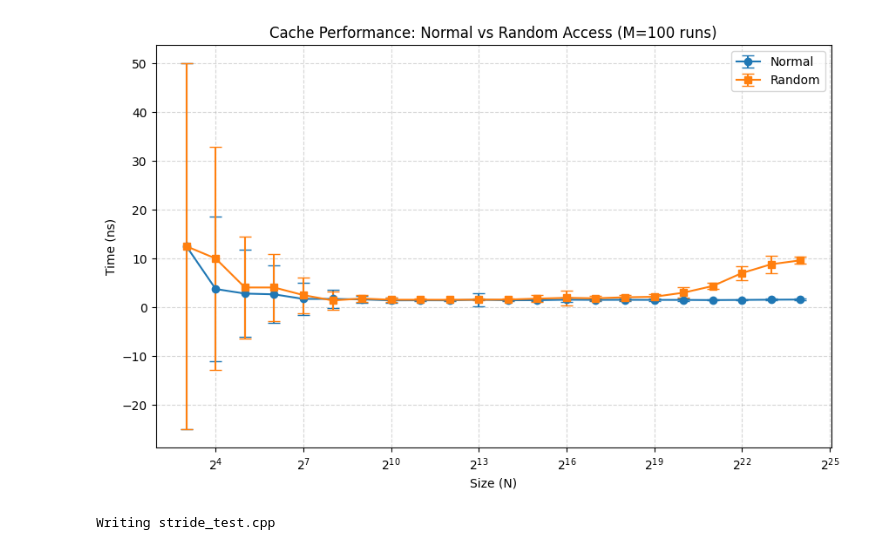
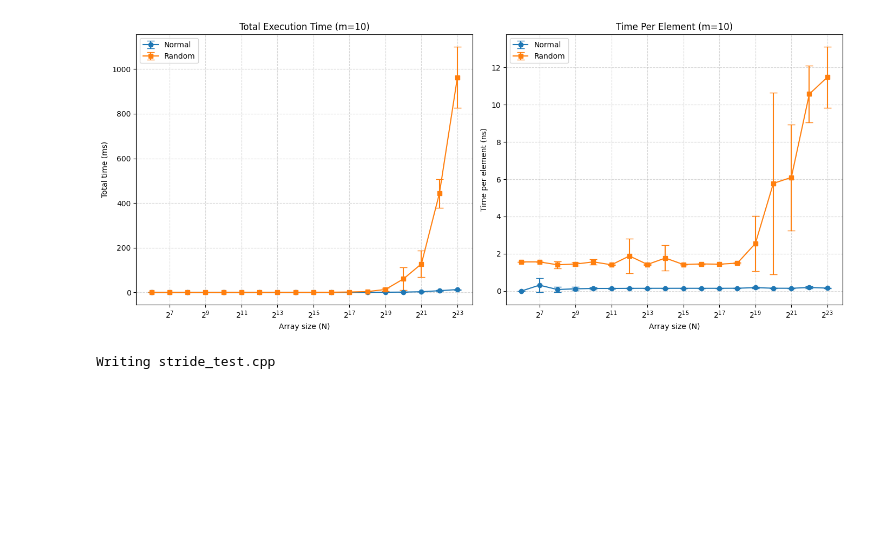
Before and after one commit to pozoj3/GraphProject, a Jupyter notebook: data/arraydata.ipynb, the cells around one changed output. Drawn from its saved outputs; the diff is of its cells as text; code cells hidden in the pictures; blank space fills up the shorter version.

Commit message:
New tests

```diff
--- a/data/arraydata.ipynb
+++ b/data/arraydata.ipynb
@@ -68,54 +74,86 @@ import numpy as np
 import matplotlib.pyplot as plt
 import os
 
-
+print("Compiling C++ codes...")
 bin_normal = "normal_bin.exe" if os.name == 'nt' else "./normal_bin"
 bin_random = "random_bin.exe" if os.name == 'nt' else "./random_bin"
 
 subprocess.run(["g++", "-O3", "normal.cpp", "-o", bin_normal.replace('./', '')])
 subprocess.run(["g++", "-O3", "random.cpp", "-o", bin_random.replace('./', '')])
+print("Compilation finished! Starting measurements...\n")
 
-#N_values are the sizes of the arrays we want to test, M is the number of repetitions for each test
-N_values = [2**i for i in range(3, 25)]
-M = 100
+# --- SETTINGS ---
+N_values = [2**i for i in range(6, 24)]
+m_inner = 10      # How many times C++ loops through the array
+M_python = 5      # How many times Python repeats everything for average and error calculation
 
-results_normal_mean, results_normal_std = [], []
-results_random_mean, results_random_std = [], []
+# Lists for total time
+res_norm_tot_mean, res_norm_tot_std = [], []
+res_rand_tot_mean, res_rand_tot_std = [], []
 
+# Lists for time per element
+res_norm_elem_mean, res_norm_elem_std = [], []
+res_rand_elem_mean, res_rand_elem_std = [], []
 
 for n in N_values:
-    times_normal = []
-    times_random = []
+    times_norm_tot, times_norm_elem = [], []
+    times_rand_tot, times_rand_elem = [], []
 
-    for _ in range(M):
-        res_norm = subprocess.run([bin_normal, str(n)], capture_output=True, text=True)
-        vrijeme_po_elementu_norm = int(res_norm.stdout.strip()) / n
-        times_normal.append(vrijeme_po_elementu_norm)
+    for _ in range(M_python):
+        # 1. Measurement for normal
+        res_norm = subprocess.run([bin_normal, str(n), str(m_inner)], capture_output=True, text=True)
+        tot_norm_ns = int(res_norm.stdout.strip())
 
-        res_rand = subprocess.run([bin_random, str(n)], capture_output=True, text=True)
-        vrijeme_po_elementu_rand = int(res_rand.stdout.strip()) / n
-        times_random.append(vrijeme_po_elementu_rand)
+        # Converting total time to milliseconds (ms) for better plot display
+        times_norm_tot.append(tot_norm_ns / 1_000_000)
+        # Time per element: Total time / (number of elements * number of passes)
+        times_norm_elem.append(tot_norm_ns / (n * m_inner))
 
-    results_normal_mean.append(np.mean(times_normal))
-    results_normal_std.append(np.std(times_normal))
+        # 2. Measurement for random
+        res_rand = subprocess.run([bin_random, str(n), str(m_inner)], capture_output=True, text=True)
+        tot_rand_ns = int(res_rand.stdout.strip())
 
-    results_random_mean.append(np.mean(times_random))
-    results_random_std.append(np.std(times_random))
+        times_rand_tot.append(tot_rand_ns / 1_000_000)
+        times_rand_elem.append(tot_rand_ns / (n * m_inner))
 
+    # Saving averages and standard deviations (Total Time)
+    res_norm_tot_mean.append(np.mean(times_norm_tot))
+    res_norm_tot_std.append(np.std(times_norm_tot))
+    res_rand_tot_mean.append(np.mean(times_rand_tot))
+    res_rand_tot_std.append(np.std(times_rand_tot))
 
-plt.figure(figsize=(10, 6))
+    # Saving averages and standard deviations (Time Per Element)
+    res_norm_elem_mean.append(np.mean(times_norm_elem))
+    res_norm_elem_std.append(np.std(times_norm_elem))
+    res_rand_elem_mean.append(np.mean(times_rand_elem))
+    res_rand_elem_std.append(np.std(times_rand_elem))
 
-plt.errorbar(N_values, results_normal_mean, yerr=results_normal_std,
-             label='Normal', fmt='-o', capsize=5)
-plt.errorbar(N_values, results_random_mean, yerr=results_random_std,
-             label='Random', fmt='-s', capsize=5)
+    print(f"Finished for N = {n}")
 
-plt.xscale('log', base=2)
-plt.xlabel('Size (N)')
-plt.ylabel('Time (ns)')
-plt.title(f'Cache Performance: Normal vs Random Access (M={M} runs)')
-plt.legend()
-plt.grid(True, which="both", ls="--", alpha=0.5)
+# --- PLOTTING GRAPHS ---
+# figsize=(14, 6) gives us a wide window for 2 side-by-side plots
+fig, (ax1, ax2) = plt.subplots(1, 2, figsize=(14, 6))
 
+# First plot (Left): Total time in milliseconds
+ax1.errorbar(N_values, res_norm_tot_mean, yerr=res_norm_tot_std, label='Normal', fmt='-o', capsize=5)
+ax1.errorbar(N_values, res_rand_tot_mean, yerr=res_rand_tot_std, label='Random', fmt='-s', capsize=5)
+ax1.set_xscale('log', base=2)
+ax1.set_xlabel('Array size (N)')
+ax1.set_ylabel('Total time (ms)')
+ax1.set_title(f'Total Execution Time (m={m_inner})')
+ax1.legend()
+ax1.grid(True, which="both", ls="--", alpha=0.5)
+
+# Second plot (Right): Time per element in nanoseconds
+ax2.errorbar(N_values, res_norm_elem_mean, yerr=res_norm_elem_std, label='Normal', fmt='-o', capsize=5)
+ax2.errorbar(N_values, res_rand_elem_mean, yerr=res_rand_elem_std, label='Random', fmt='-s', capsize=5)
+ax2.set_xscale('log', base=2)
+ax2.set_xlabel('Array size (N)')
+ax2.set_ylabel('Time per element (ns)')
+ax2.set_title(f'Time Per Element (m={m_inner})')
+ax2.legend()
+ax2.grid(True, which="both", ls="--", alpha=0.5)
+
+plt.tight_layout()
 plt.show()
 # %% [output]
@@ -122,4 +177,4 @@ plt.show()
-[figure, old version]
+[figure, new version]
 # %%
 %%writefile stride_test.cpp
 #include <iostream>
```
Also changed, not shown: parts of 7 cells of this notebook, 3 other files.
